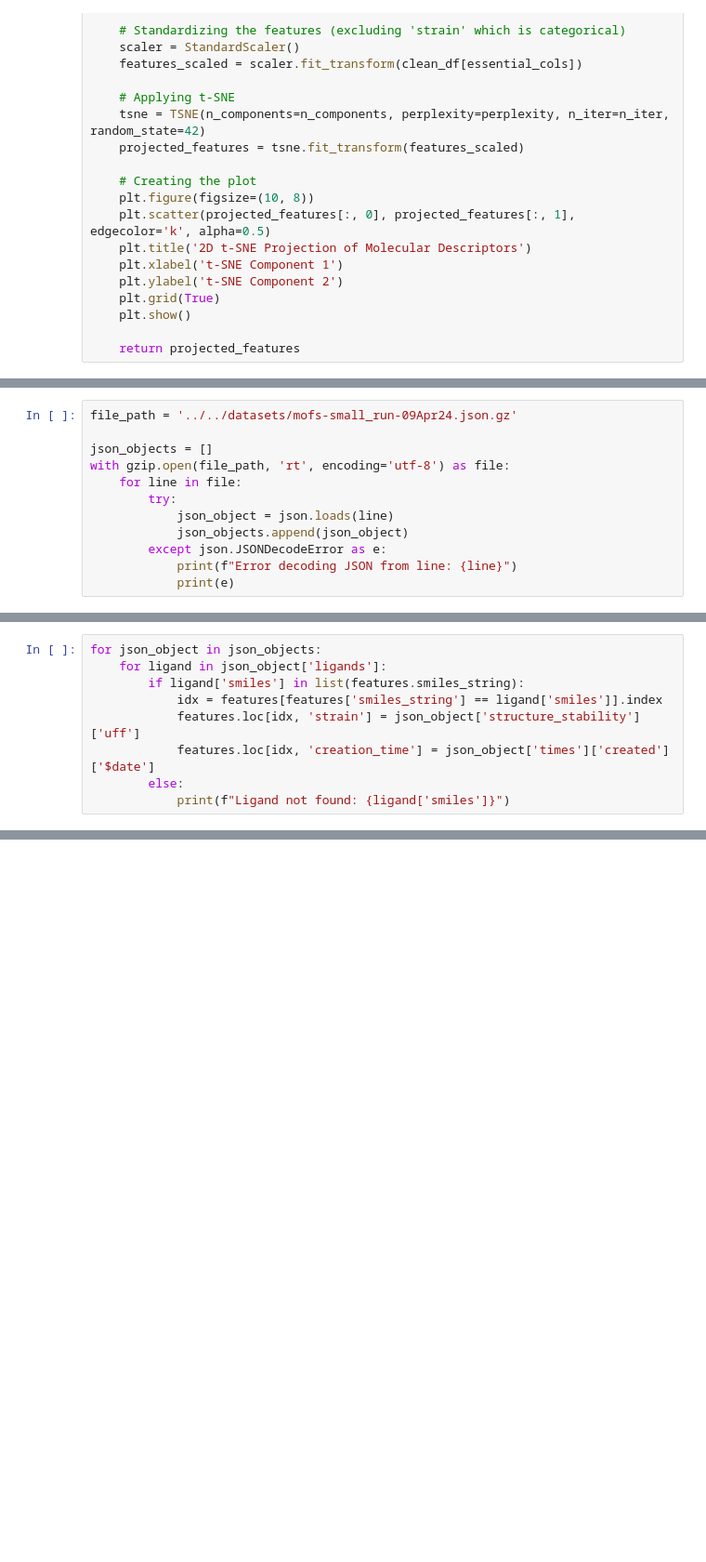
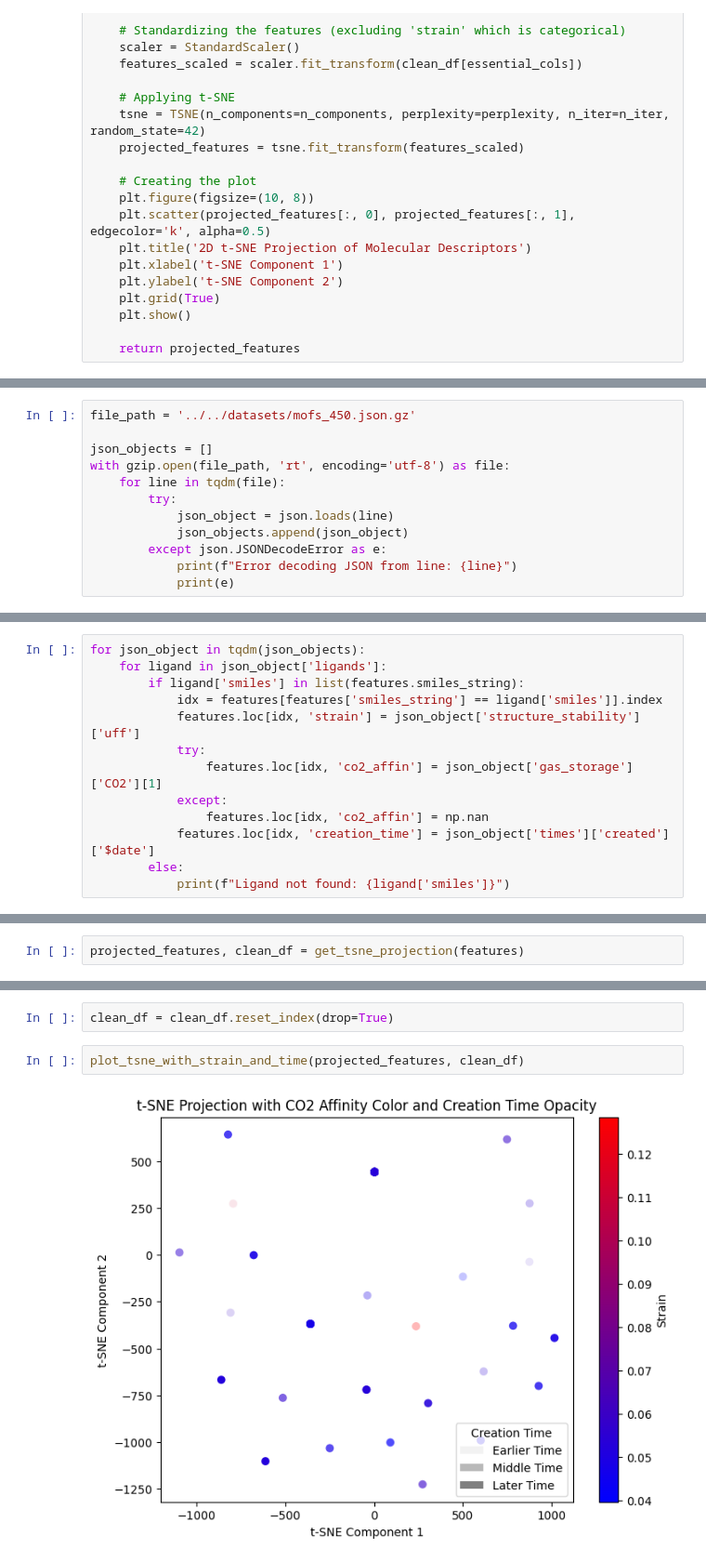
Before and after one commit to danielgrzenda/mof-generation-at-scale, a Jupyter notebook: scripts/evaluate-generated-mofs/feature_engineering_projections.ipynb, the cells around one changed output, grey strips where cells are left out. Shown at 93% size. Drawn from its saved outputs; the diff is of its cells as text; blank space fills up the shorter version.

```diff
--- a/scripts/evaluate-generated-mofs/feature_engineering_projections.ipynb
+++ b/scripts/evaluate-generated-mofs/feature_engineering_projections.ipynb
@@ -411,9 +603,9 @@ array([[-12.242562 ,  33.137234 ],
 # %%
-file_path = '../../datasets/mofs-small_run-09Apr24.json.gz'
+file_path = '../../datasets/mofs_450.json.gz'
 
 json_objects = []
 with gzip.open(file_path, 'rt', encoding='utf-8') as file:
-    for line in file:
+    for line in tqdm(file):
         try:
             json_object = json.loads(line)
             json_objects.append(json_object)
@@ -427,9 +617,13 @@ len(json_objects)
 # %%
-for json_object in json_objects:
+for json_object in tqdm(json_objects):
     for ligand in json_object['ligands']:
         if ligand['smiles'] in list(features.smiles_string):
             idx = features[features['smiles_string'] == ligand['smiles']].index
             features.loc[idx, 'strain'] = json_object['structure_stability']['uff']
+            try:
+                features.loc[idx, 'co2_affin'] = json_object['gas_storage']['CO2'][1]
+            except:
+                features.loc[idx, 'co2_affin'] = np.nan
             features.loc[idx, 'creation_time'] = json_object['times']['created']['$date']
         else:
             print(f"Ligand not found: {ligand['smiles']}")
@@ -456,0 +648,2 @@ sum(features.strain.isna())
+# %%
+projected_features, clean_df = get_tsne_projection(features)
@@ -456,0 +708,6 @@ sum(features.strain.isna())
+# %%
+clean_df = clean_df.reset_index(drop=True)
+# %%
+plot_tsne_with_strain_and_time(projected_features, clean_df)
+# %% [output]
+[figure, added]
```
Also changed, not shown: parts of 51 cells of this notebook, 1 other file.
